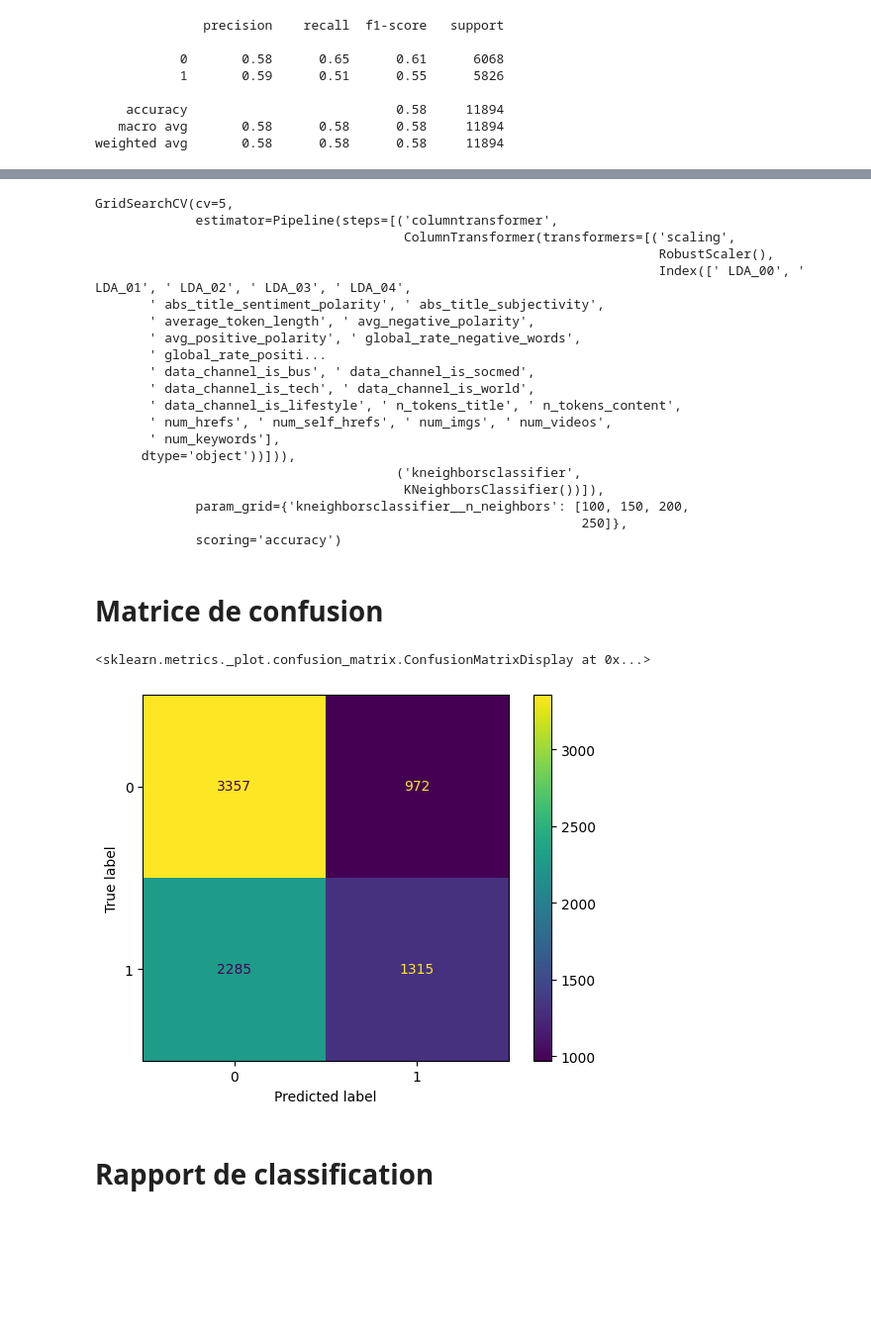
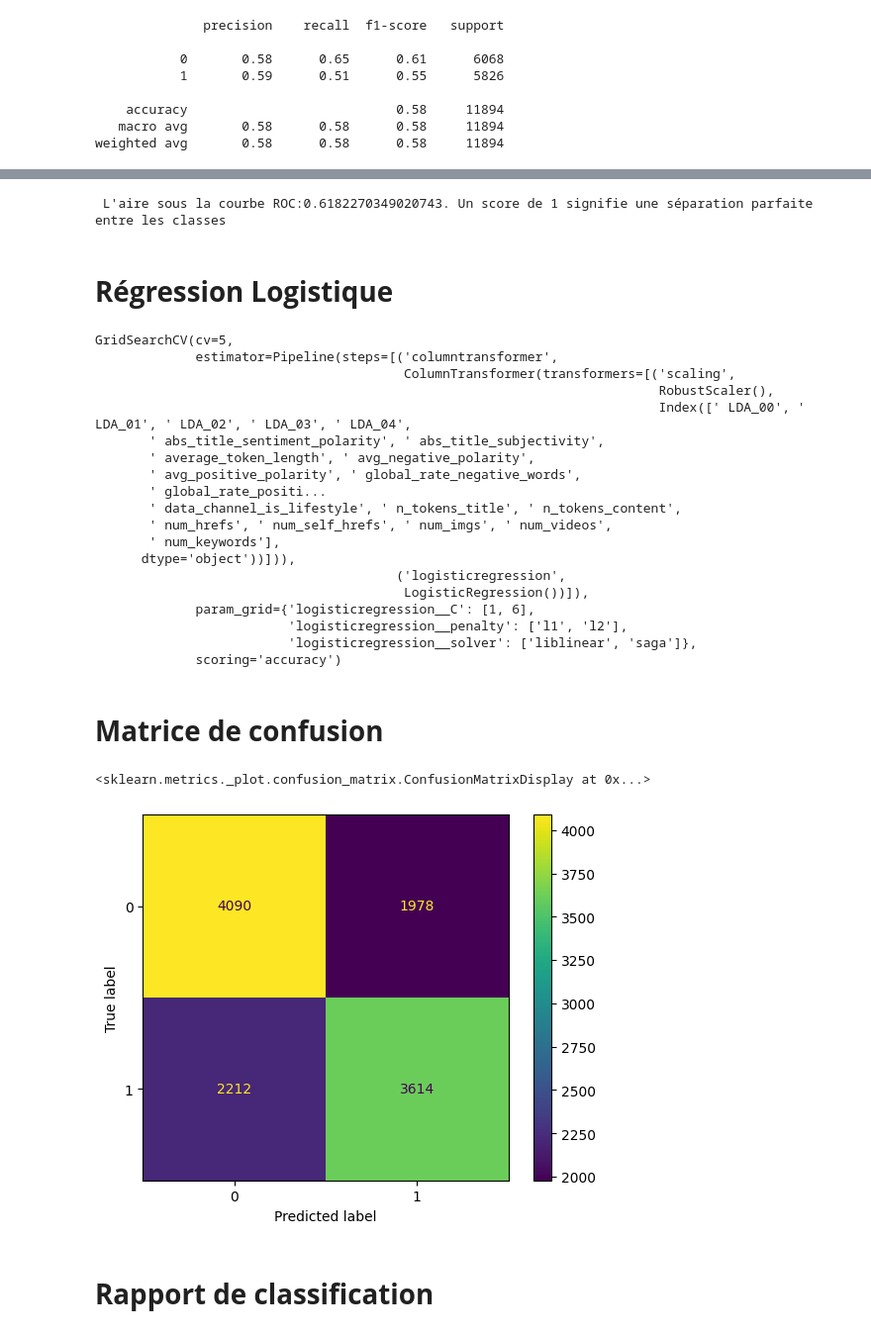
Before and after one commit to bigirimanainnocent12/Apprentissage_automatique, a Jupyter notebook: Apprentissage_Automatique.ipynb, the cells around one changed output, grey strips where cells are left out. Shown at 99% size. Saved outputs shown, nothing was run; the diff lists cells and outputs as text; code cells hidden in the pictures; blank space fills up the shorter version.

```diff
--- a/Apprentissage_Automatique.ipynb
+++ b/Apprentissage_Automatique.ipynb
@@ -698,7 +715,7 @@ preprocessor_PCA = ColumnTransformer(
     transformers=[
         ('MISE A L ECHELLE', RobustScaler(), X.select_dtypes(include=['int64','float64']).columns),
      ('binary', FunctionTransformer(binary_transformer, validate=False), X.select_dtypes(include=['bool']).columns),
-         ('REDUCTIONS_DES_DIMENSIONS', PCA() , X.select_dtypes(include=['int64','float64',"bool"]).columns)
+         ('REDUCTIONS_DES_DIMENSIONS', PCA(n_components=30) , X.select_dtypes(include=['int64','float64',"bool"]).columns)
 
 ])
 
@@ -790,7 +809,7 @@ preprocessor_1_PCA = ColumnTransformer(
     transformers=[
         ('scaling', RobustScaler(), X.select_dtypes(include=['int64', 'float64']).columns),
         ('binary', FunctionTransformer(binary_transformer, validate=False), X.select_dtypes(include=['bool']).columns),
-        ('Reduction', PCA(), X.select_dtypes(include=['int64', 'float64', "bool"]).columns)
+        ('Reduction', PCA(n_components=30), X.select_dtypes(include=['int64', 'float64', "bool"]).columns)
     ]
 )
 
@@ -858,36 +879,48 @@ weighted avg       0.58      0.58      0.58     11894
+# %%
+from sklearn.metrics import  roc_auc_score
+y_score = grid_1_PCA.predict_proba(X_test)[:, 1]  # Select the probabilities for class '1'
+print(f" L'aire sous la courbe ROC:{roc_auc_score(y_test,y_score)}. Un score de 1 signifie une séparation parfaite entre les classes")
+# %% [output]
+ L'aire sous la courbe ROC:0.6182270349020743. Un score de 1 signifie une séparation parfaite entre les classes
+# %% [markdown]
+# **Régression Logistique**
 # %%
+from sklearn.linear_model import LogisticRegression
+from sklearn.compose import ColumnTransformer
+from sklearn.preprocessing import RobustScaler, FunctionTransformer
 from sklearn.decomposition import PCA
-from sklearn.compose import ColumnTransformer
-from sklearn.ensemble import RandomForestClassifier
-
-from sklearn.preprocessing import RobustScaler, FunctionTransformer
 
 def binary_transformer(x):
     return x.astype(int)
 
-preprocessor_PCA = ColumnTransformer(
+preprocessor_2_PCA = ColumnTransformer(
     transformers=[
         ('scaling', RobustScaler(), X.select_dtypes(include=['int64', 'float64']).columns),
         ('binary', FunctionTransformer(binary_transformer, validate=False), X.select_dtypes(include=['bool']).columns),
-        ('Reduction', PCA(), X.select_dtypes(include=['int64', 'float64', "bool"]).columns)
+        ('Reduction', PCA(n_components=30), X.select_dtypes(include=['int64', 'float64', "bool"]).columns)
     ]
 )
 
 from sklearn.pipeline import make_pipeline
 
-model_PCA = make_pipeline(
-    preprocessor_PCA,
-    RandomForestClassifier()
+model_2_PCA = make_pipeline(
+    preprocessor_2_PCA,
+    LogisticRegression()
 )
 
 from sklearn.model_selection import GridSearchCV
 
-param_grid = {
-    'randomforestclassifier__n_estimators': [100,150,200,250]
+
+
+param_grid_2_PCA = {
+    'logisticregression__C': [1, 6],
+    'logisticregression__penalty': ['l1', 'l2'],
+    'logisticregression__solver': ['liblinear', 'saga']
 }
 
-grid_PCA = GridSearchCV(model_1_PCA, param_grid=param_grid_1_PCA, cv=5, scoring='accuracy')
-grid_PCA.fit(X_train, y_train)
+
+grid_2_PCA = GridSearchCV(model_2_PCA, param_grid=param_grid_2_PCA, cv=5, scoring='accuracy')
+grid_2_PCA.fit(X_train, y_train)
 # %% [output]
 GridSearchCV(cv=5,
              estimator=Pipeline(steps=[('columntransformer',
@@ -898,14 +931,13 @@ GridSearchCV(cv=5,
        ' average_token_length', ' avg_negative_polarity',
        ' avg_positive_polarity', ' global_rate_negative_words',
        ' global_rate_positi...
-       ' data_channel_is_bus', ' data_channel_is_socmed',
-       ' data_channel_is_tech', ' data_channel_is_world',
        ' data_channel_is_lifestyle', ' n_tokens_title', ' n_tokens_content',
        ' num_hrefs', ' num_self_hrefs', ' num_imgs', ' num_videos',
        ' num_keywords'],
       dtype='object'))])),
-                                       ('kneighborsclassifier',
-                                        KNeighborsClassifier())]),
-             param_grid={'kneighborsclassifier__n_neighbors': [100, 150, 200,
-                                                               250]},
+                                       ('logisticregression',
+                                        LogisticRegression())]),
+             param_grid={'logisticregression__C': [1, 6],
+                         'logisticregression__penalty': ['l1', 'l2'],
+                         'logisticregression__solver': ['liblinear', 'saga']},
              scoring='accuracy')
@@ -915,10 +945,11 @@ prediction_PCA=grid_PCA.predict(X_test)
 # **Matrice de confusion**
 # %%
 from sklearn.metrics import ConfusionMatrixDisplay, confusion_matrix
-ConfusionMatrixDisplay(confusion_matrix(y_test,prediction_PCA)).plot()
+prediction_grid_2_PCA=grid_2_PCA.predict(X_test)
+ConfusionMatrixDisplay(confusion_matrix(y_test,prediction_grid_2_PCA)).plot()
 # %% [output]
 <sklearn.metrics._plot.confusion_matrix.ConfusionMatrixDisplay at 0x...>
-[figure, old version]
+[figure, new version]
 # %% [markdown]
 # **Rapport de classification**
 # %%
```
Also changed, not shown: parts of 44 cells of this notebook.
